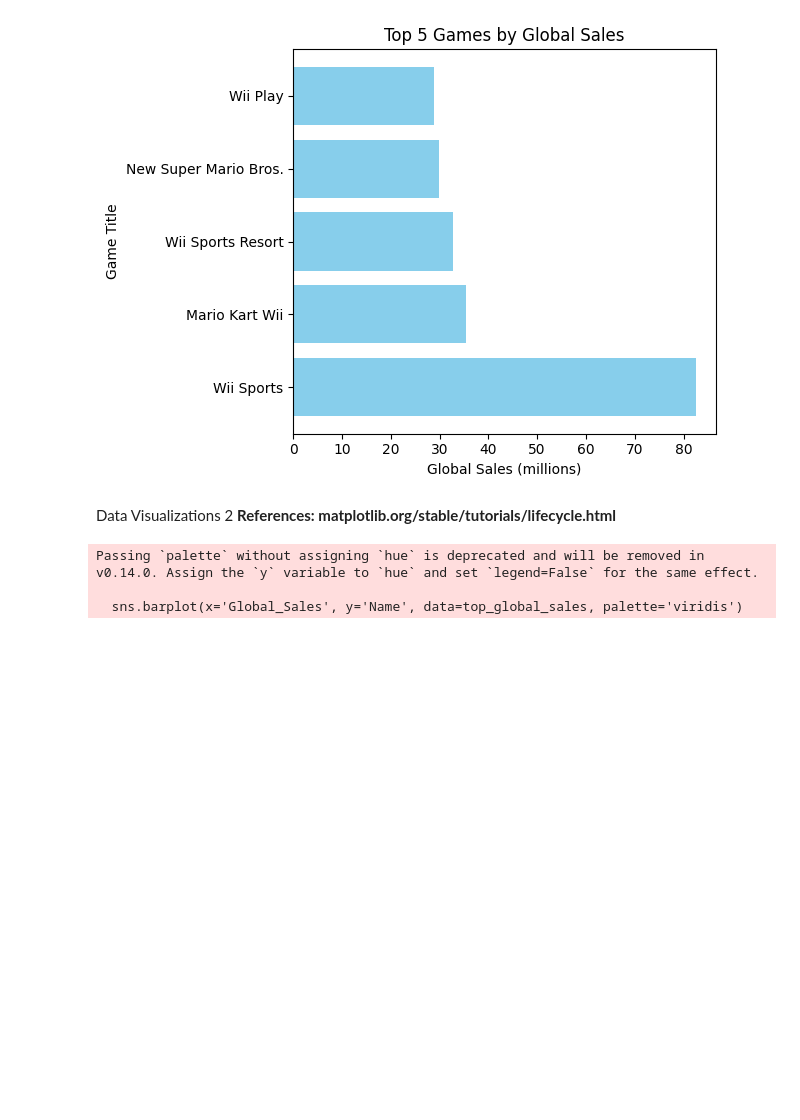
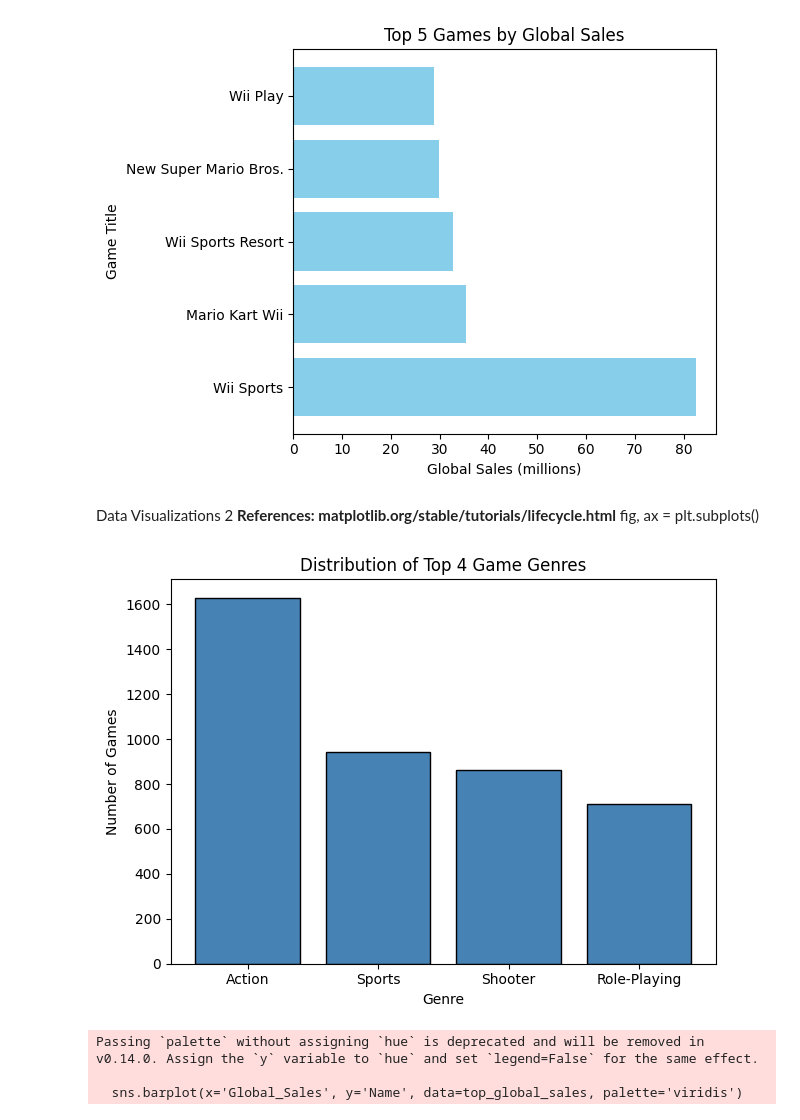
Before and after one commit to Akakiusz/Visualisation-Techniques-for-AI-, a Jupyter notebook: NOTEBOOK/analysis.ipynb, the cells around one changed output. Cells and saved outputs as stored; diff of their text form; code cells hidden in the pictures; blank space fills up the shorter version.

```diff
--- a/NOTEBOOK/analysis.ipynb
+++ b/NOTEBOOK/analysis.ipynb
@@ -244,10 +240,26 @@ plt.show()
 # %% [markdown]
 Data Visualizations 2
 **References: matplotlib.org/stable/tutorials/lifecycle.html**
+fig, ax = plt.subplots()
 # %%
 
-# distribution of top 4 game genres
+# My preparing data — counting genres and selecting top 4
 top4genres = df_selection['Genre'].value_counts().head(4)
+# we first generate an instance of Figure and Axes
+fig, ax = plt.subplots()
+
+# ax.barh() replaced with ax.bar() — we want a vertical (not horizontal) bar chart
+ax.bar(top4genres.index, top4genres.values, color='steelblue', edgecolor='black')
+
+# "fine-tune it" — adding title and axis labels
+ax.set_title('Distribution of Top 4 Game Genres')
+ax.set_xlabel('Genre')
+ax.set_ylabel('Number of Games')
+
+plt.tight_layout()
+plt.show()
+# %% [output]
+[figure, added]
 # %%
 APPENDIX: VISUALISATIONS
 # Top 5 games by Global Sales  →  Horizontal Bar Chart
```
Also changed, not shown: parts of 2 cells of this notebook.
